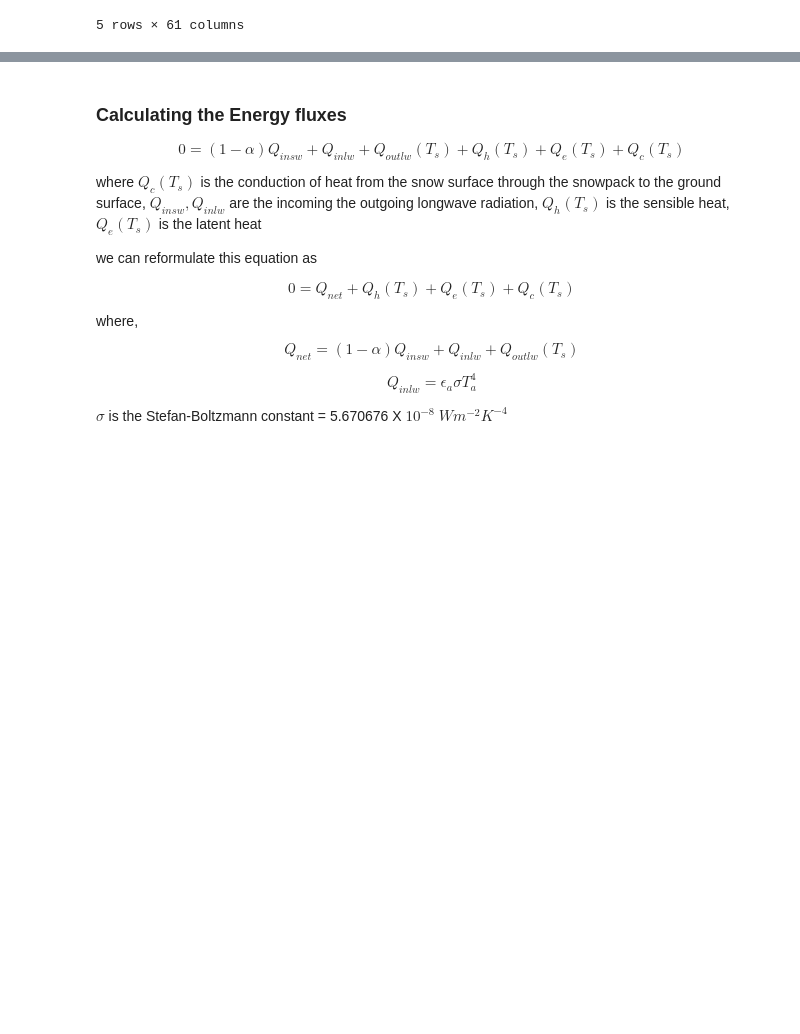
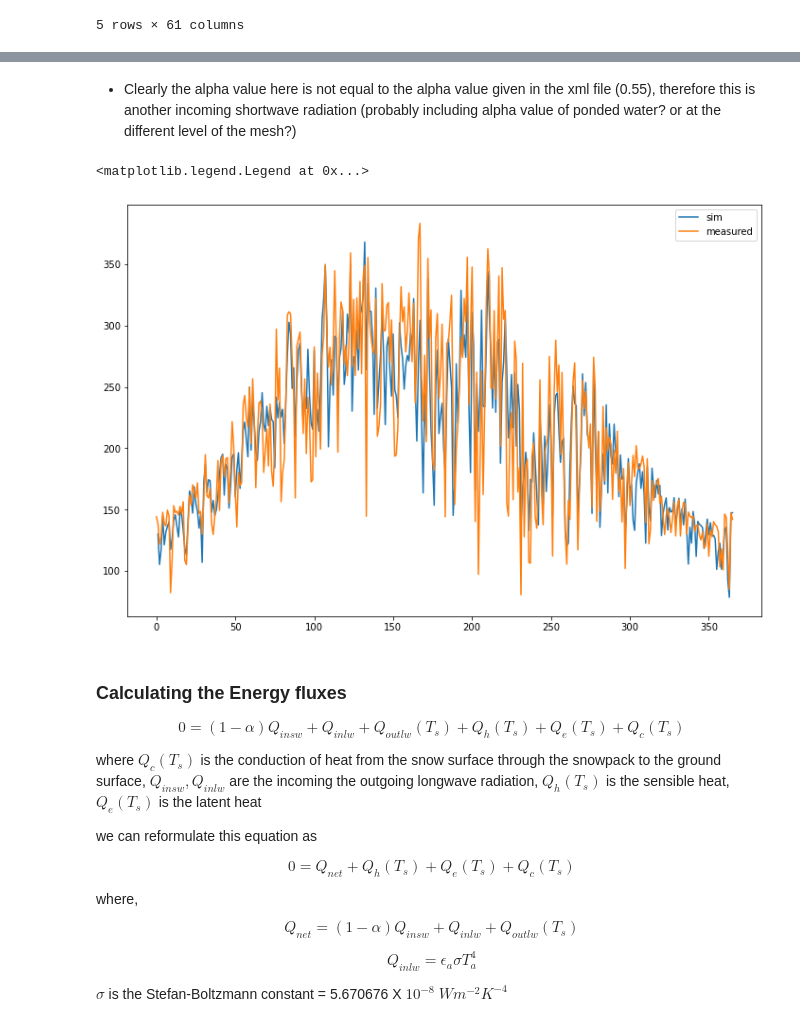
Before and after one commit to radhakrishnabl96/datamshapratirupa, a Jupyter notebook: 10_finalsim/Finalsim_output_analysis.ipynb, the cells around one changed output, grey strips where cells are left out. Drawn from its saved outputs; the diff is of its cells as text; code cells hidden in the pictures; blank space fills up the shorter version.

```diff
--- a/10_finalsim/Finalsim_output_analysis.ipynb
+++ b/10_finalsim/Finalsim_output_analysis.ipynb
@@ -431,3 +466,13 @@ case3_obs_whbal.head()
+# %% [markdown]
+* Clearly the alpha value here is not equal to the alpha value given in the xml file (0.55), therefore this is another incoming shortwave radiation (probably including alpha value of ponded water? or at the different level of the mesh?)
+# %%
+plt.figure(figsize=(12,8))
+plt.plot(case3_obs_whbal['incoming shortwave radiation [W m^-2]'],label='sim')
+plt.plot(data_AWS_input_cyclic_Case3['Incoming shortwave radiation (W/m^2)'].values,label='measured')
+plt.legend()
+# %% [output]
+<matplotlib.legend.Legend at 0x...>
+[figure, added]
 # %%
 ### Calculating water balance parameters
 
```
Also changed, not shown: parts of 17 cells of this notebook.
